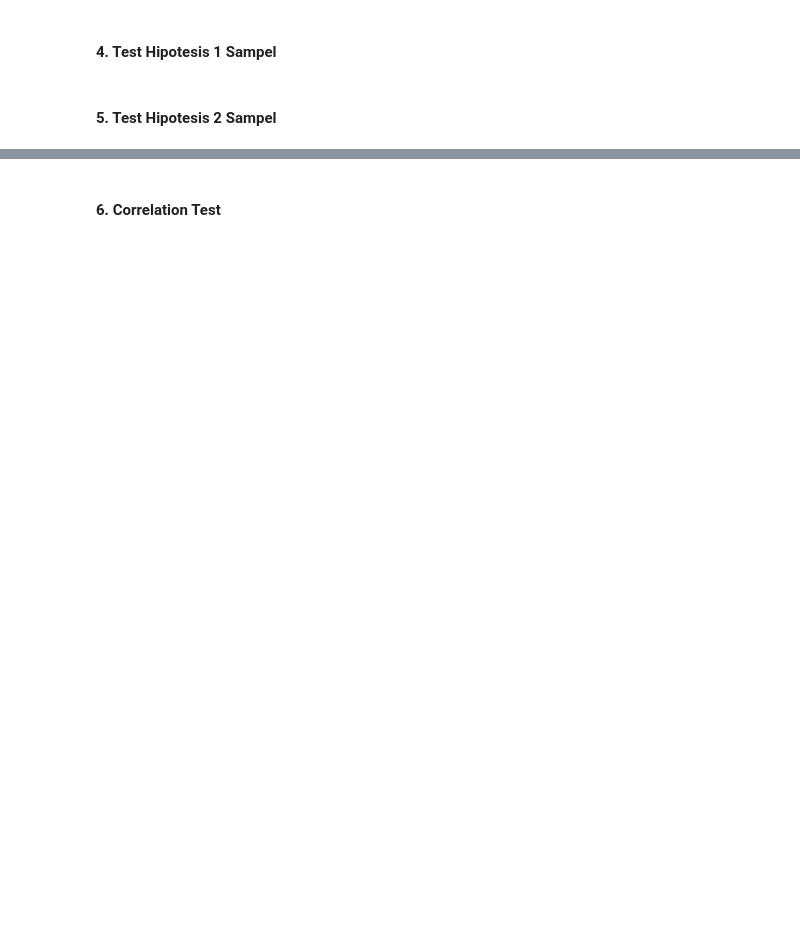
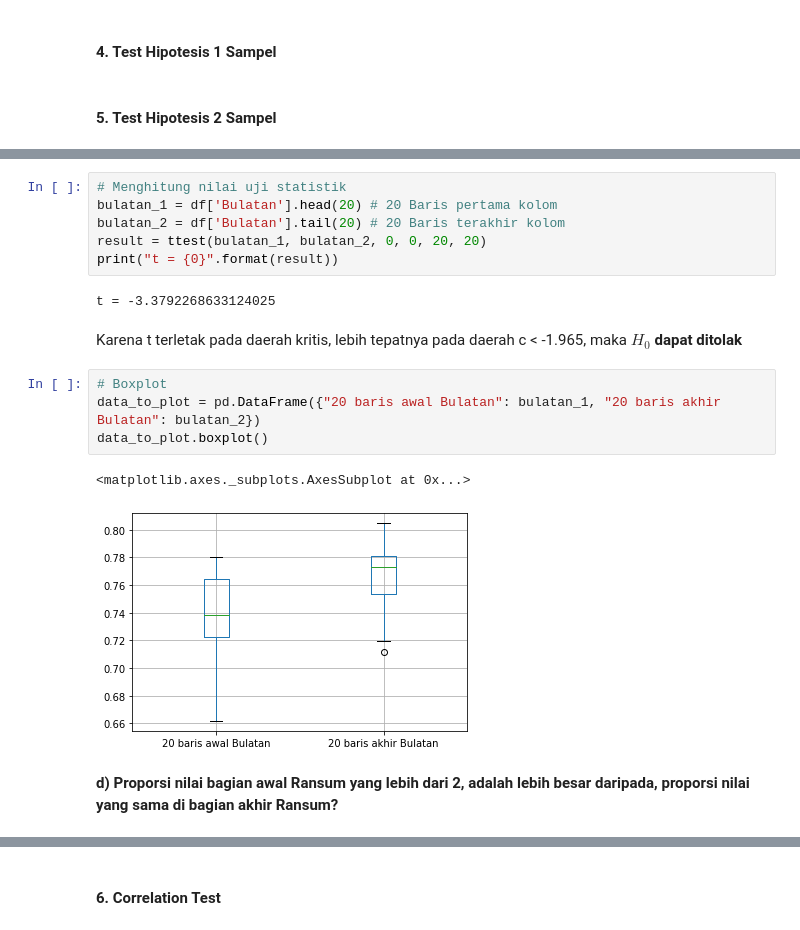
Before and after one commit to raihanastrada/probstat-data-analysis, a Jupyter notebook: K03-T1-IF2220-13519113.ipynb, the cells around one changed output, grey strips where cells are left out. Drawn from its saved outputs; the diff is of its cells as text; blank space fills up the shorter version.

```diff
--- a/K03-T1-IF2220-13519113.ipynb
+++ b/K03-T1-IF2220-13519113.ipynb
@@ -426,0 +558,20 @@ Berdasarkan histogram plotnya, suatu kolom dapat dikatakan berdistribusi normal
+# %%
+# Menghitung nilai uji statistik
+bulatan_1 = df['Bulatan'].head(20) # 20 Baris pertama kolom
+bulatan_2 = df['Bulatan'].tail(20) # 20 Baris terakhir kolom
+result = ttest(bulatan_1, bulatan_2, 0, 0, 20, 20)
+print("t = {0}".format(result))
+# %% [output]
+t = -3.3792268633124025
+# %% [markdown]
+Karena t terletak pada daerah kritis, lebih tepatnya pada daerah c < -1.965, maka $H_0$ **dapat ditolak**
+# %%
+# Boxplot
+data_to_plot = pd.DataFrame({"20 baris awal Bulatan": bulatan_1, "20 baris akhir Bulatan": bulatan_2})
+data_to_plot.boxplot()
+# %% [output]
+<matplotlib.axes._subplots.AxesSubplot at 0x...>
+[figure, added]
+# %% [markdown]
+**d) Proporsi nilai bagian awal Ransum yang lebih dari 2, adalah lebih besar daripada,
+proporsi nilai yang sama di bagian akhir Ransum?**
```
Also changed, not shown: parts of 32 cells of this notebook.
